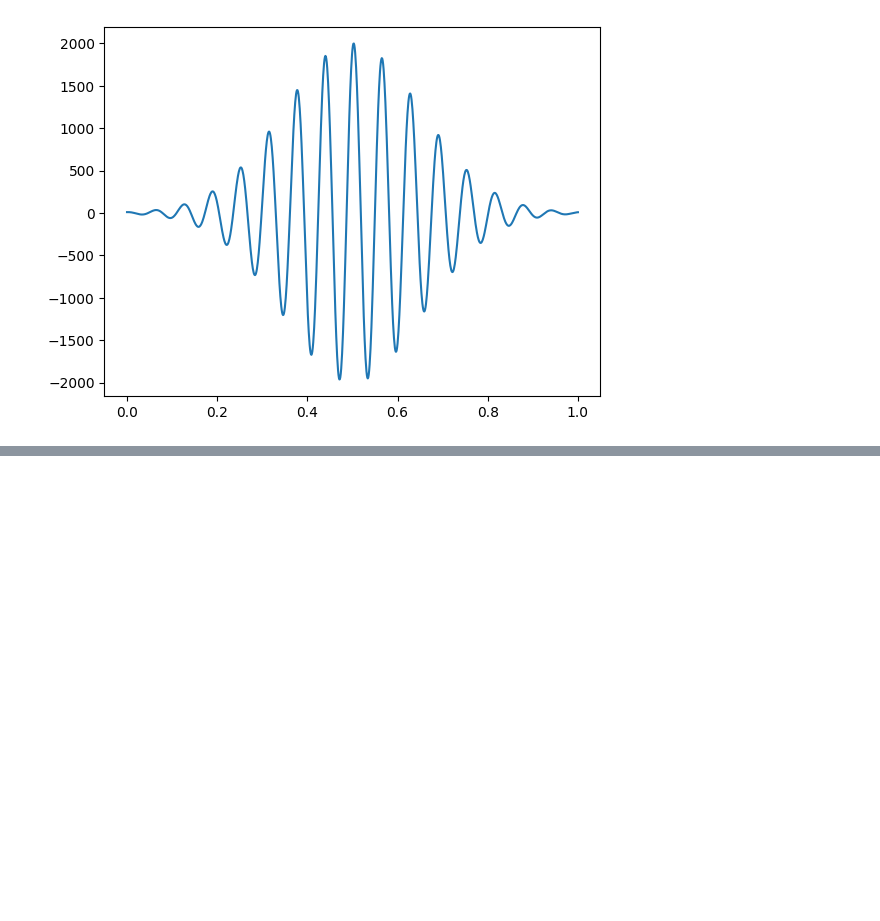
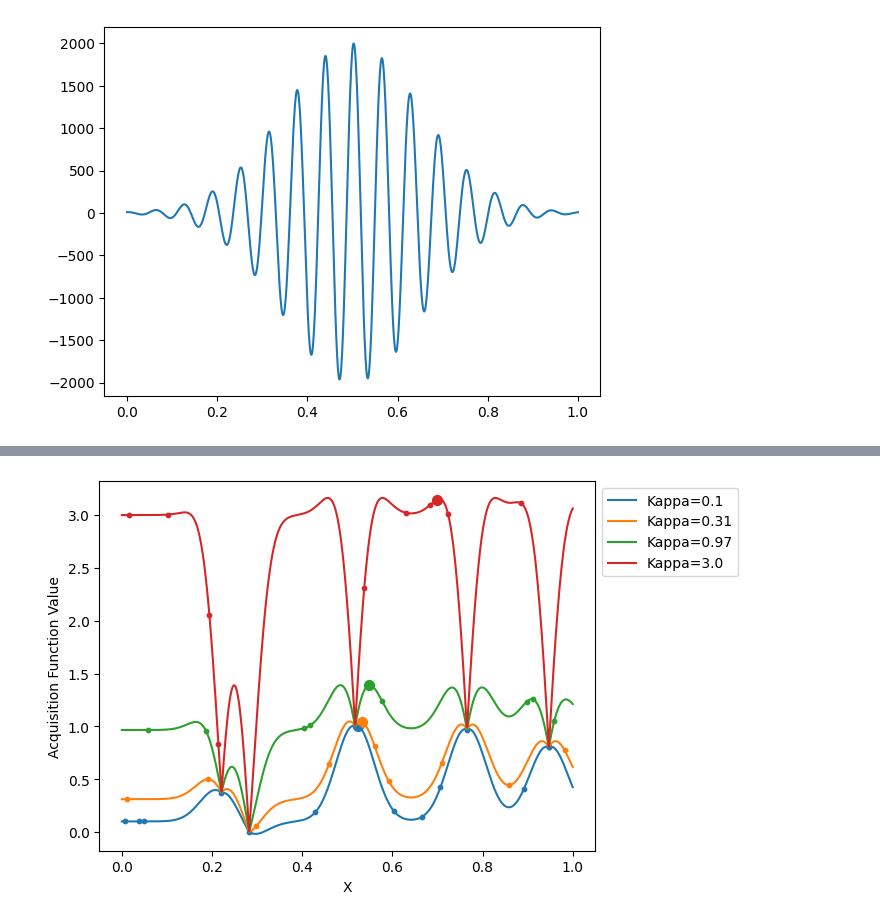
Before and after one commit to davcoope/Bayesian, a Jupyter notebook: BayesianOptimiser2/1D_example.ipynb, the cells around one changed output, grey strips where cells are left out. Cells and saved outputs as stored; diff of their text form; code cells hidden in the pictures; blank space fills up the shorter version.

```diff
--- a/BayesianOptimiser2/1D_example.ipynb
+++ b/BayesianOptimiser2/1D_example.ipynb
@@ -75,0 +79,12 @@ BOPackage.SausagePlot(bo)
+# %%
+"""
+Plot the Acquisition function for a range of kappas and demonstrate how the next point is selected.
+
+'n_sample' random X values are selected and the one which returns the largest acqusition function value
+is chosen for each kappa value. Assuming no 'sub batches' are used, there will be 'batch_size' kappa
+values and a point in X will be selected for each kappa value.
+"""
+
+BOPackage.KappaAcquisitionFunctionPlot(bo, number_kappas=4, number_candidate_points=10, max_kappa=3, min_kappa=0.1)
+# %% [output]
+[figure, added]
```
Also changed, not shown: parts of 18 cells of this notebook, 3 other files.
